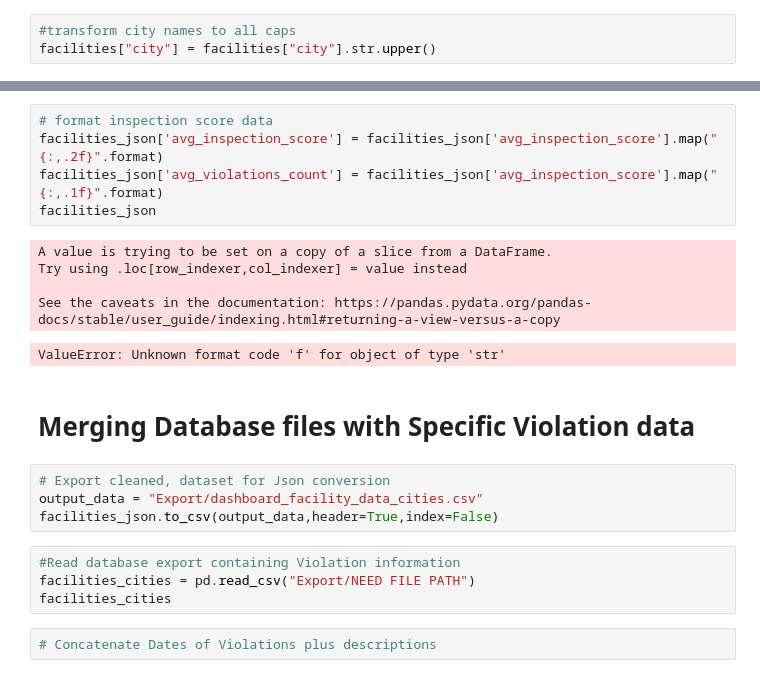
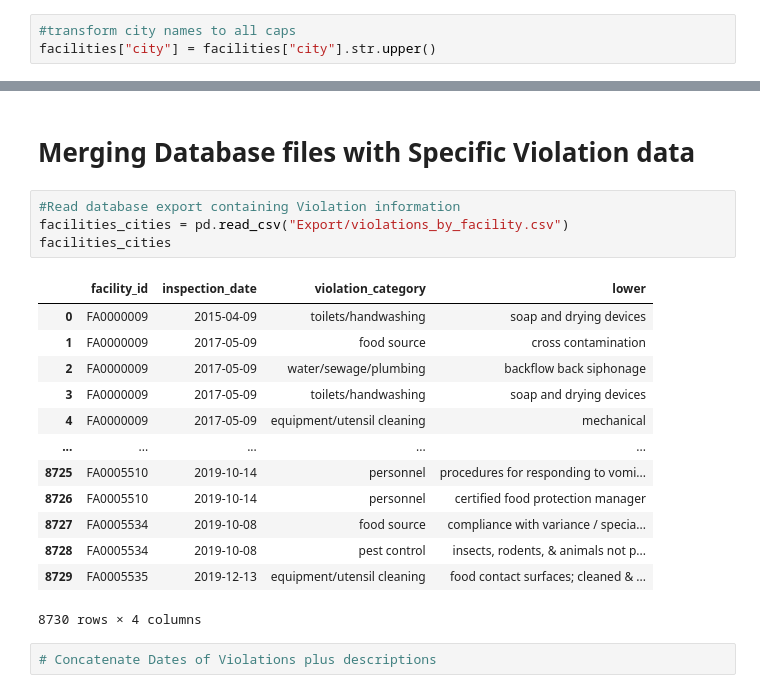
Before and after one commit to kchavez05/boulder-co-health, a Jupyter notebook: Data_Prep/Tableau_cities.ipynb, the cells around one changed output, grey strips where cells are left out. Drawn from its saved outputs; the diff is of its cells as text.

```diff
--- a/Data_Prep/Tableau_cities.ipynb
+++ b/Data_Prep/Tableau_cities.ipynb
@@ -172,25 +174,24 @@ facilities_json
 866 rows × 8 columns
-# %%
-# format inspection score data
-facilities_json['avg_inspection_score'] = facilities_json['avg_inspection_score'].map("{:,.2f}".format)
-facilities_json['avg_violations_count'] = facilities_json['avg_inspection_score'].map("{:,.1f}".format)
-facilities_json
-# %% [output]
-A value is trying to be set on a copy of a slice from a DataFrame.
-Try using .loc[row_indexer,col_indexer] = value instead
-
-See the caveats in the documentation: https://pandas.pydata.org/pandas-docs/stable/user_guide/indexing.html#returning-a-view-versus-a-copy
-ValueError: Unknown format code 'f' for object of type 'str'
 # %% [markdown]
 # Merging Database files with Specific Violation data
-# %%
-# Export cleaned, dataset for Json conversion
-output_data = "Export/dashboard_facility_data_cities.csv"
-facilities_json.to_csv(output_data,header=True,index=False)
 # %%
 #Read database export containing Violation information
-facilities_cities = pd.read_csv("Export/NEED FILE PATH")
+facilities_cities = pd.read_csv("Export/violations_by_facility.csv")
 facilities_cities
+# %% [output]
+|  | facility_id | inspection_date | violation_category | lower |
+| 0 | FA0000009 | 2015-04-09 | toilets/handwashing | soap and drying devices |
+| 1 | FA0000009 | 2017-05-09 | food source | cross contamination |
+| 2 | FA0000009 | 2017-05-09 | water/sewage/plumbing | backflow back siphonage |
+| 3 | FA0000009 | 2017-05-09 | toilets/handwashing | soap and drying devices |
+| 4 | FA0000009 | 2017-05-09 | equipment/utensil cleaning | mechanical |
+| ... | ... | ... | ... | ... |
+| 8725 | FA0005510 | 2019-10-14 | personnel | procedures for responding to vomi... |
+| 8726 | FA0005510 | 2019-10-14 | personnel | certified food protection manager |
+| 8727 | FA0005534 | 2019-10-08 | food source | compliance with variance / specia... |
+| 8728 | FA0005534 | 2019-10-08 | pest control | insects, rodents, & animals not p... |
+| 8729 | FA0005535 | 2019-12-13 | equipment/utensil cleaning | food contact surfaces; cleaned & ... |
+8730 rows × 4 columns
 # %%
 # Concatenate Dates of Violations plus descriptions
 # %%
```
Also changed, not shown: parts of 5 cells of this notebook, 3 other files.
